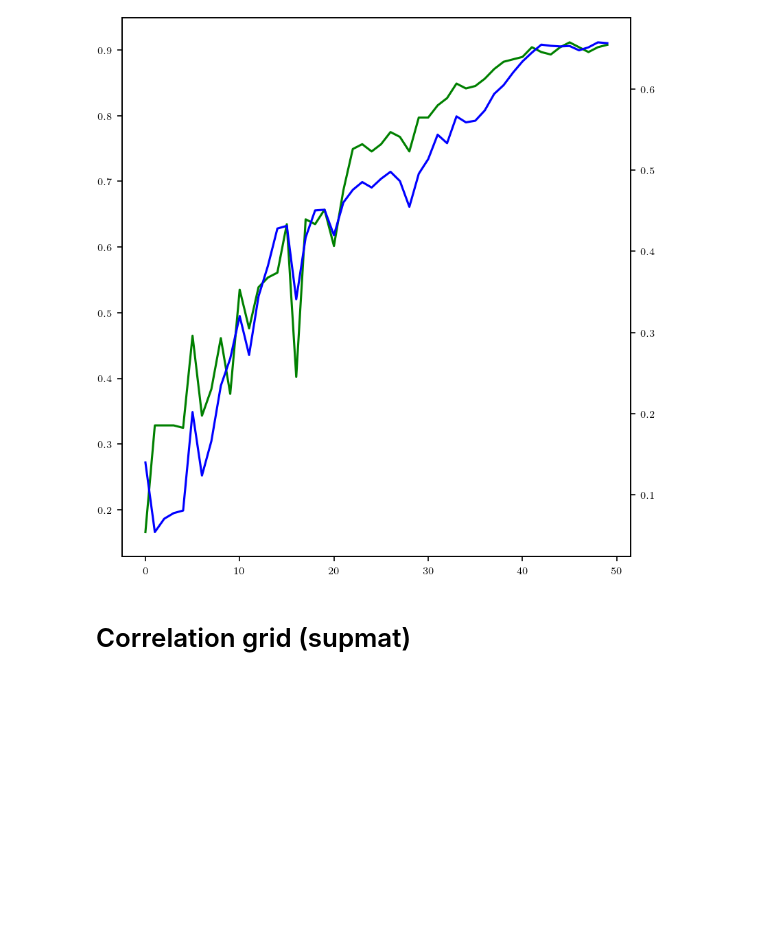
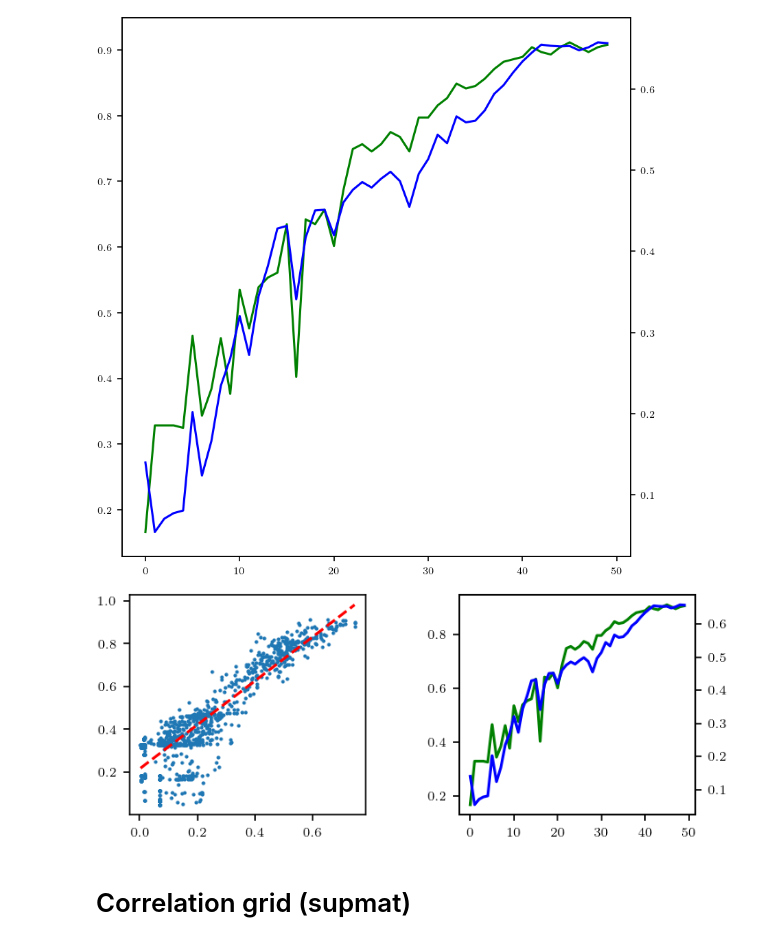
Before and after one commit to lucmos/relreps, a Jupyter notebook: experiments/sec:data-manifold/visualize_graph_manifold.ipynb, the cells around one changed output. Cells and saved outputs as stored; diff of their text form; code cells hidden in the pictures; blank space fills up the shorter version.

```diff
--- a/experiments/sec:data-manifold/visualize_graph_manifold.ipynb
+++ b/experiments/sec:data-manifold/visualize_graph_manifold.ipynb
@@ -160,8 +160,6 @@ import matplotlib.pyplot as plt
 import pandas as pd
 from tueplots import bundles
 from tueplots import figsizes
-
-df = pd.DataFrame(points)
 
 
 N_ROWS = 1
@@ -171,19 +169,24 @@ RATIO = 1
 plt.rcParams.update(bundles.iclr2023(usetex=True))
 plt.rcParams.update(figsizes.iclr2023(ncols=N_COLS, nrows=N_ROWS, height_to_width_ratio=RATIO))
 
+fig, ax = plt.subplots(nrows=N_ROWS, ncols=N_COLS, dpi=150)
 
-fig, ax1 = plt.subplots(nrows=N_ROWS, ncols=N_COLS, dpi=150)
-ax1.scatter(df.similarity, df.score, s=5)
 
-z = np.polyfit(df.similarity, df.score, 1)
-trend_line = np.poly1d(z)
-ax1.plot(np.asarray(sorted(df.similarity)) , trend_line(sorted(df.similarity)), 'r--')
+def plot_points(ax, pts, s=5):
+    df = pd.DataFrame(pts)
+    ax.set_aspect('auto')
 
-ax1.set_aspect('auto')
 
-# ax1.set_xlabel('Similarity')
-# ax1.set_xlabel('Similarity')
-# ax1.set_ylabel('Score')
+    ax.scatter(df.similarity, df.score, s=s)
+
+    z = np.polyfit(df.similarity, df.score, 1)
+    trend_line = np.poly1d(z)
+    ax.plot(np.asarray(sorted(df.similarity)) , trend_line(sorted(df.similarity)), 'r--')
+
+#     ax.set_xlabel('Similarity')
+#     ax.set_ylabel('Score')
+
+plot_points(ax, points)
 # %% [output]
 [figure]
 # %%
@@ -224,7 +227,7 @@ plt.rcParams.update(figsizes.iclr2023(ncols=N_COLS, nrows=N_ROWS, height_to_widt
 
 
 def plot_score_dist_over_time(ax, df):
-
+    ax.set_aspect('auto')
     ax2 = ax.twinx()
     ax.plot(df.epoch, df.val_acc, 'g-')
     ax2.plot(df.epoch, df.reference_distance, 'b-')
@@ -235,9 +238,7 @@ def plot_score_dist_over_time(ax, df):
 
 
 fig, axes = plt.subplots(nrows=N_ROWS, ncols=N_COLS, dpi=150)
-df_plot = df.loc[df['experiment']==available_experiments[5]]
-axes.set_aspect('auto')
-plot_score_dist_over_time(axes, df_plot)
+plot_score_dist_over_time(axes, df.loc[df['experiment']==available_experiments[5]])
 # %% [output]
 [figure]
 # %%
@@ -246,0 +250,15 @@ fig.savefig("correlation_over_time.svg", bbox_inches="tight", pad_inches=0)
+# %%
+N_ROWS = 1
+N_COLS = 2
+RATIO = 0.8
+
+plt.rcParams.update(bundles.iclr2023(usetex=True))
+plt.rcParams.update(figsizes.iclr2023(ncols=N_COLS, nrows=N_ROWS, height_to_width_ratio=RATIO))
+
+fig, [col1, col2] = plt.subplots(nrows=N_ROWS, ncols=N_COLS, dpi=150)
+
+plot_points(col1, points, s=1)
+plot_score_dist_over_time(col2, df.loc[df['experiment']==available_experiments[5]])
+plt.subplots_adjust(wspace=.4)
+# %% [output]
+[figure, added]
```
Also changed, not shown: parts of 2 cells of this notebook, 2 other files.
